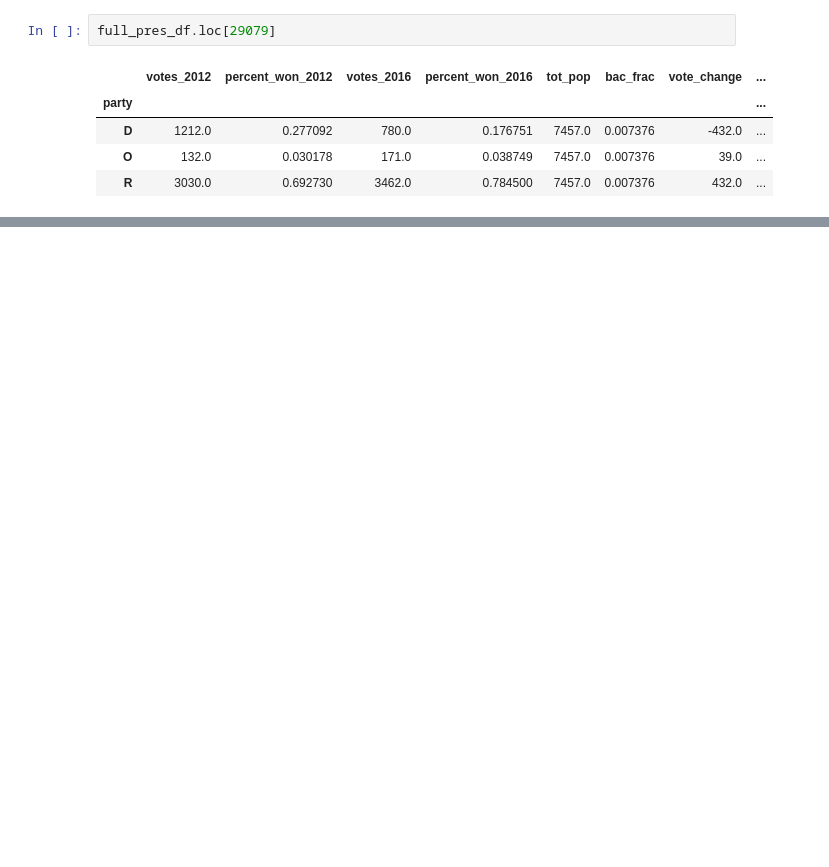
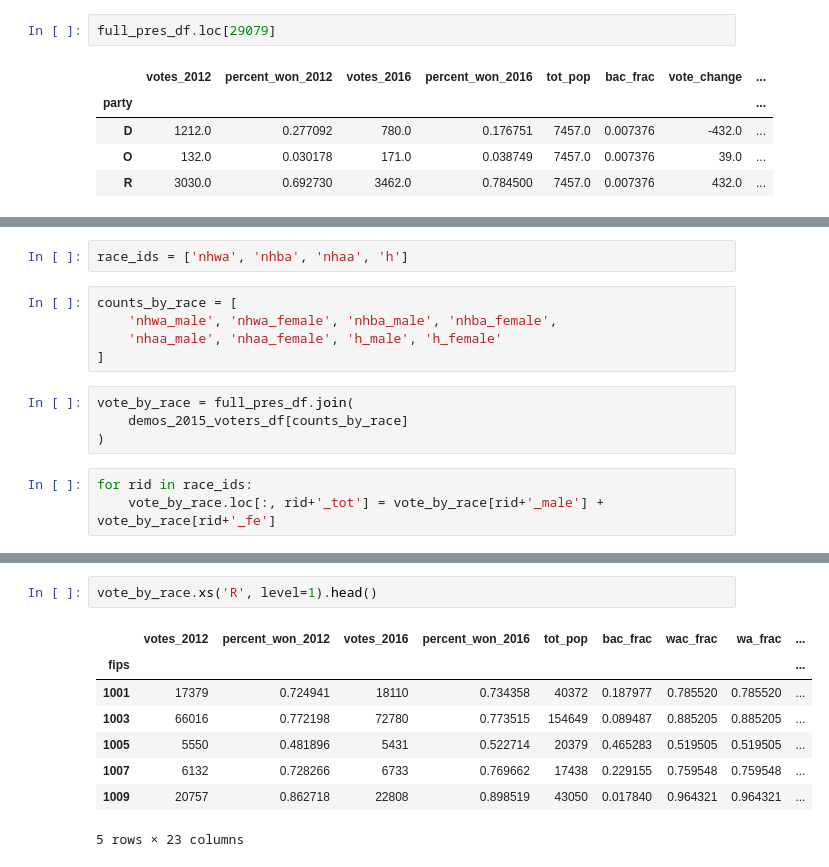
Before and after one commit to dstuck/pres_election_analysis, a Jupyter notebook: notebooks/2-ElectionExploration.ipynb, the cells around one changed output, grey strips where cells are left out. Cells and saved outputs as stored; diff of their text form; blank space fills up the shorter version.

```diff
--- a/notebooks/2-ElectionExploration.ipynb
+++ b/notebooks/2-ElectionExploration.ipynb
@@ -231,0 +239,14 @@ full_pres_df.loc[29079]
+# %%
+race_ids = ['nhwa', 'nhba', 'nhaa', 'h']
+# %%
+counts_by_race = [
+    'nhwa_male', 'nhwa_female', 'nhba_male', 'nhba_female',
+    'nhaa_male', 'nhaa_female', 'h_male', 'h_female'
+]
+# %%
+vote_by_race = full_pres_df.join(
+    demos_2015_voters_df[counts_by_race]
+)
+# %%
+for rid in race_ids:
+    vote_by_race.loc[:, rid+'_tot'] = vote_by_race[rid+'_male'] + vote_by_race[rid+'_fe']
@@ -231,0 +288,11 @@ full_pres_df.loc[29079]
+# %%
+vote_by_race.xs('R', level=1).head()
+# %% [output]
+|  | votes_2012 | percent_won_2012 | votes_2016 | percent_won_2016 | tot_pop | bac_frac | wac_frac | wa_frac | ... |
+| fips |  |  |  |  |  |  |  |  | ... |
+| 1001 | 17379 | 0.724941 | 18110 | 0.734358 | 40372 | 0.187977 | 0.785520 | 0.785520 | ... |
+| 1003 | 66016 | 0.772198 | 72780 | 0.773515 | 154649 | 0.089487 | 0.885205 | 0.885205 | ... |
+| 1005 | 5550 | 0.481896 | 5431 | 0.522714 | 20379 | 0.465283 | 0.519505 | 0.519505 | ... |
+| 1007 | 6132 | 0.728266 | 6733 | 0.769662 | 17438 | 0.229155 | 0.759548 | 0.759548 | ... |
+| 1009 | 20757 | 0.862718 | 22808 | 0.898519 | 43050 | 0.017840 | 0.964321 | 0.964321 | ... |
+5 rows × 23 columns
```
Also changed, not shown: parts of 19 cells of this notebook.
